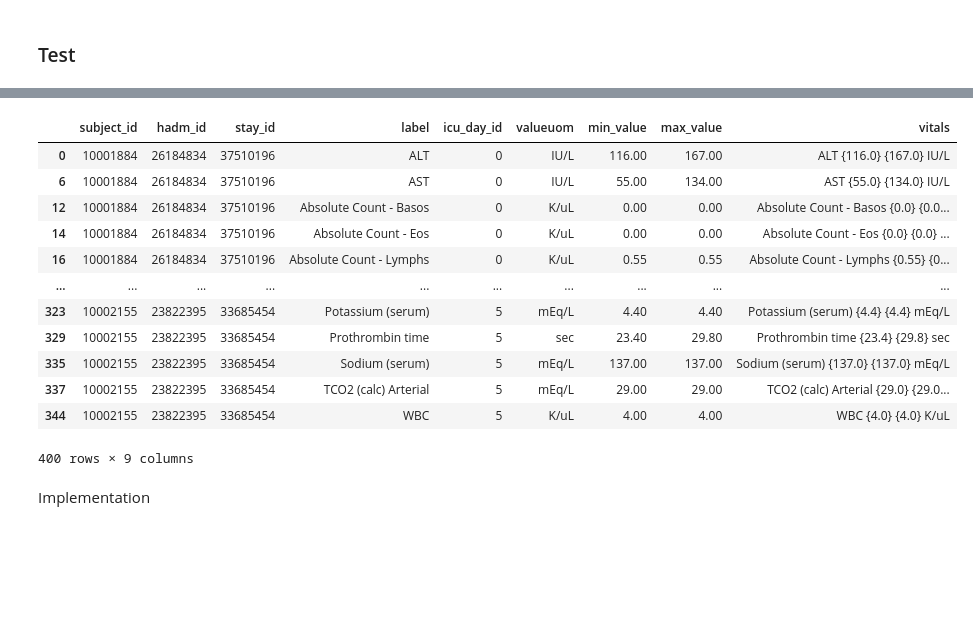
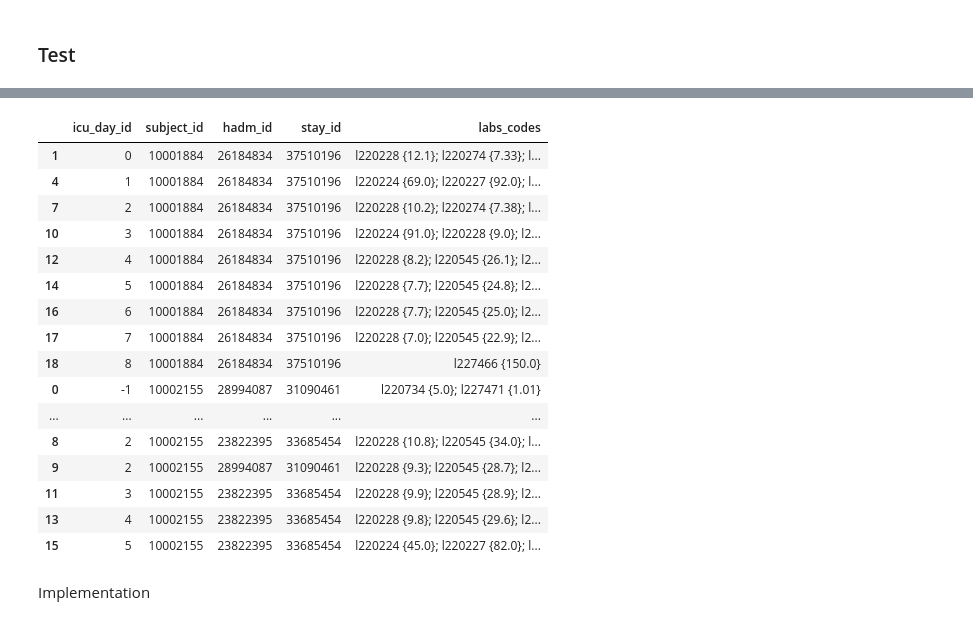
Before and after one commit to maslenkovas/aki_prediction, a Jupyter notebook: other/icu_preprocessing.ipynb, the cells around one changed output, grey strips where cells are left out. Drawn from its saved outputs; the diff is of its cells as text; code cells hidden in the pictures; blank space fills up the shorter version.

```diff
--- a/other/icu_preprocessing.ipynb
+++ b/other/icu_preprocessing.ipynb
@@ -2544,3 +2825,6 @@ with open(PKL_PATH + 'pid_outputs.pkl', 'wb') as f:
+# %%
+with open(PKL_PATH + 'pid_outputs.pkl', 'rb') as f:
+    pid_outputs = pickle.load(f)
 # %% [markdown]
 ### Check:
 # %%
@@ -2962,5 +3246,4 @@ pid_labevents.head()
 | 3 | 16925328 | 20000024 | 0 | Hematology Blood hematocrit {32.1... |
 | 4 | 19430048 | 20000034 | 0 | Hematology Blood hematocrit {30.3... |
 # %%
-data_labs = data_chartevents[data_chartevents.category=='Labs']
-data_labs['valuenum'] = data_labs['valuenum'].fillna(-1).astype(float)
+chartevents_labs['valuenum'] = chartevents_labs['valuenum'].fillna(-1).astype(float)
@@ -3024,5 +3305,5 @@ for _, row in data_d_items[data_d_items.itemid.isin(chart_items_labs)].iterrows(
 # %%
-data_labs = data_labs.merge(data_icustays[['subject_id', 'hadm_id', 'stay_id', 'intime', 'outtime']])
+data_labs = chartevents_labs.merge(data_icustays[['subject_id', 'hadm_id', 'stay_id', 'intime', 'outtime']])
 # %%
 data_labs['icu_day_id'] = data_labs['charttime'] - data_labs['intime']
 data_labs['icu_day_id'] = [d.days for d in data_labs.loc[:, 'icu_day_id']]
@@ -3072,9 +3342,10 @@ data_icustays[data_icustays.los>2]
 ### Test
 # %%
 stays = data_icustays[data_icustays.los>2].stay_id
-test = chartevents_labs[chartevents_labs.stay_id.isin(stays[:3])][['subject_id', 'hadm_id', 'stay_id', 'valuenum', 'valueuom', 'label', 'icu_day_id', 'icu_12h_window_id']]\
-    .groupby(['subject_id', 'hadm_id', 'stay_id','label', 'icu_day_id'])\
-        .agg({'valueuom':min, 'valuenum':['min', 'max']})\
+
+test = chartevents_labs[chartevents_labs.stay_id.isin(stays[:3])][['subject_id', 'hadm_id', 'stay_id', 'valuenum', 'valueuom','itemid', 'label', 'icu_day_id', 'icu_12h_window_id']]\
+    .groupby(['subject_id', 'hadm_id', 'stay_id','itemid','label', 'icu_day_id'])\
+        .agg({'valueuom':min, 'valuenum':'max'})\
             .reset_index()
 test
 # %% [output]
@@ -3094,9 +3364,16 @@ test
 400 rows × 8 columns
 # %%
-test = test.droplevel(0, axis=1)
-test.columns = [ 'subject_id', 'hadm_id', 'stay_id', 'label', 'icu_day_id',  'valueuom', 'min_value', 'max_value']
+%%time
+# print('1st row im progress..')
+#  = temp.droplevel(0, axis=1)
+# print('2st row im progress..')
+test.columns = ['subject_id', 'hadm_id', 'stay_id', 'itemid', 'label', 'icu_day_id',  'valueuom', 'max_value']
+# print('3st row im progress..')
 test = test.sort_values(['subject_id', 'icu_day_id'])
-test['vitals'] = test['label'] + ' {' + test['min_value'].astype(str) + '} ' + ' {' + test['max_value'].astype(str) + '} ' + test['valueuom']
-test.groupby(['icu_day_id', 'subject_id', 'hadm_id', 'stay_id']).vitals.apply('; '.join).reset_index(name='vitals')
-test
+print('4st row im progress..')
+# test['labs_names'] = test['label']  + ' {' + test['max_value'].astype(str) + '}'
+test['labs_codes'] = 'l' + test['itemid'].astype(str)  + ' {' + test['max_value'].astype(str) + '}'
+print('5st row im progress..')
+test_labs = test.groupby(['icu_day_id', 'subject_id', 'hadm_id', 'stay_id']).labs_codes.apply('; '.join).reset_index(name='labs_codes').sort_values(['subject_id', 'icu_day_id'])
+test_labs
 # %% [output]
@@ -3103,15 +3384,19 @@ test
-|  | subject_id | hadm_id | stay_id | label | icu_day_id | valueuom | min_value | max_value | vitals |
-| 0 | 10001884 | 26184834 | 37510196 | ALT | 0 | IU/L | 116.00 | 167.00 | ALT {116.0} {167.0} IU/L |
-| 6 | 10001884 | 26184834 | 37510196 | AST | 0 | IU/L | 55.00 | 134.00 | AST {55.0} {134.0} IU/L |
-| 12 | 10001884 | 26184834 | 37510196 | Absolute Count - Basos | 0 | K/uL | 0.00 | 0.00 | Absolute Count - Basos {0.0} {0.0... |
-| 14 | 10001884 | 26184834 | 37510196 | Absolute Count - Eos | 0 | K/uL | 0.00 | 0.00 | Absolute Count - Eos {0.0} {0.0} ... |
-| 16 | 10001884 | 26184834 | 37510196 | Absolute Count - Lymphs | 0 | K/uL | 0.55 | 0.55 | Absolute Count - Lymphs {0.55} {0... |
-| ... | ... | ... | ... | ... | ... | ... | ... | ... | ... |
-| 323 | 10002155 | 23822395 | 33685454 | Potassium (serum) | 5 | mEq/L | 4.40 | 4.40 | Potassium (serum) {4.4} {4.4} mEq/L |
-| 329 | 10002155 | 23822395 | 33685454 | Prothrombin time | 5 | sec | 23.40 | 29.80 | Prothrombin time {23.4} {29.8} sec |
-| 335 | 10002155 | 23822395 | 33685454 | Sodium (serum) | 5 | mEq/L | 137.00 | 137.00 | Sodium (serum) {137.0} {137.0} mEq/L |
-| 337 | 10002155 | 23822395 | 33685454 | TCO2 (calc) Arterial | 5 | mEq/L | 29.00 | 29.00 | TCO2 (calc) Arterial {29.0} {29.0... |
-| 344 | 10002155 | 23822395 | 33685454 | WBC | 5 | K/uL | 4.00 | 4.00 | WBC {4.0} {4.0} K/uL |
+|  | icu_day_id | subject_id | hadm_id | stay_id | labs_codes |
+| 1 | 0 | 10001884 | 26184834 | 37510196 | l220228 {12.1}; l220274 {7.33}; l... |
+| 4 | 1 | 10001884 | 26184834 | 37510196 | l220224 {69.0}; l220227 {92.0}; l... |
+| 7 | 2 | 10001884 | 26184834 | 37510196 | l220228 {10.2}; l220274 {7.38}; l... |
+| 10 | 3 | 10001884 | 26184834 | 37510196 | l220224 {91.0}; l220228 {9.0}; l2... |
+| 12 | 4 | 10001884 | 26184834 | 37510196 | l220228 {8.2}; l220545 {26.1}; l2... |
+| 14 | 5 | 10001884 | 26184834 | 37510196 | l220228 {7.7}; l220545 {24.8}; l2... |
+| 16 | 6 | 10001884 | 26184834 | 37510196 | l220228 {7.7}; l220545 {25.0}; l2... |
+| 17 | 7 | 10001884 | 26184834 | 37510196 | l220228 {7.0}; l220545 {22.9}; l2... |
+| 18 | 8 | 10001884 | 26184834 | 37510196 | l227466 {150.0} |
+| 0 | -1 | 10002155 | 28994087 | 31090461 | l220734 {5.0}; l227471 {1.01} |
+| ... | ... | ... | ... | ... | ... |
+| 8 | 2 | 10002155 | 23822395 | 33685454 | l220228 {10.8}; l220545 {34.0}; l... |
+| 9 | 2 | 10002155 | 28994087 | 31090461 | l220228 {9.3}; l220545 {28.7}; l2... |
+| 11 | 3 | 10002155 | 23822395 | 33685454 | l220228 {9.9}; l220545 {28.9}; l2... |
+| 13 | 4 | 10002155 | 23822395 | 33685454 | l220228 {9.8}; l220545 {29.6}; l2... |
+| 15 | 5 | 10002155 | 23822395 | 33685454 | l220224 {45.0}; l220227 {82.0}; l... |
-400 rows × 9 columns
 # %% [markdown]
 Implementation
```
Also changed, not shown: parts of 209 cells of this notebook, 3 other files.
